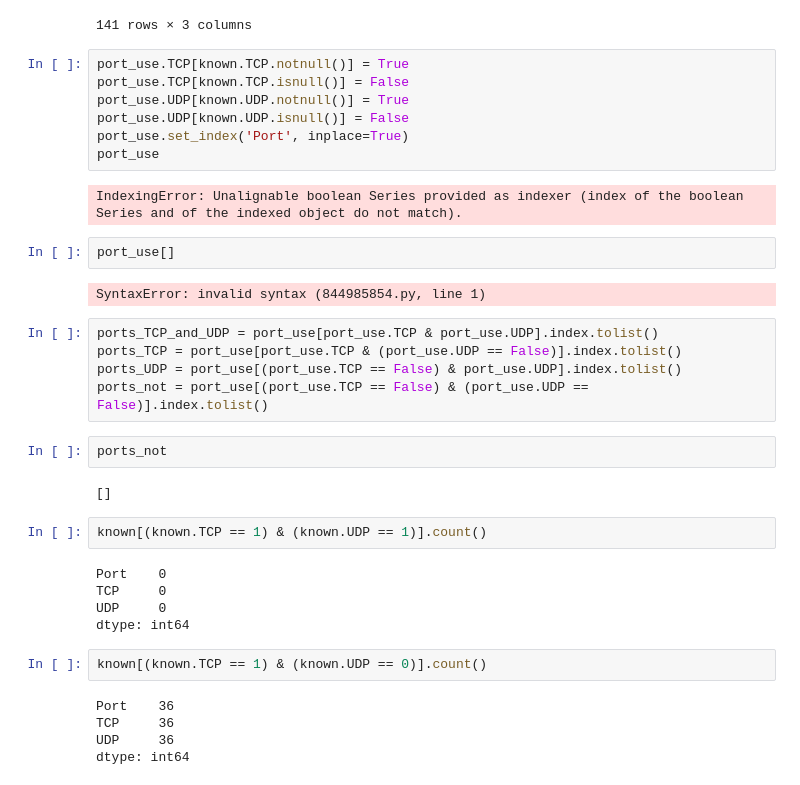
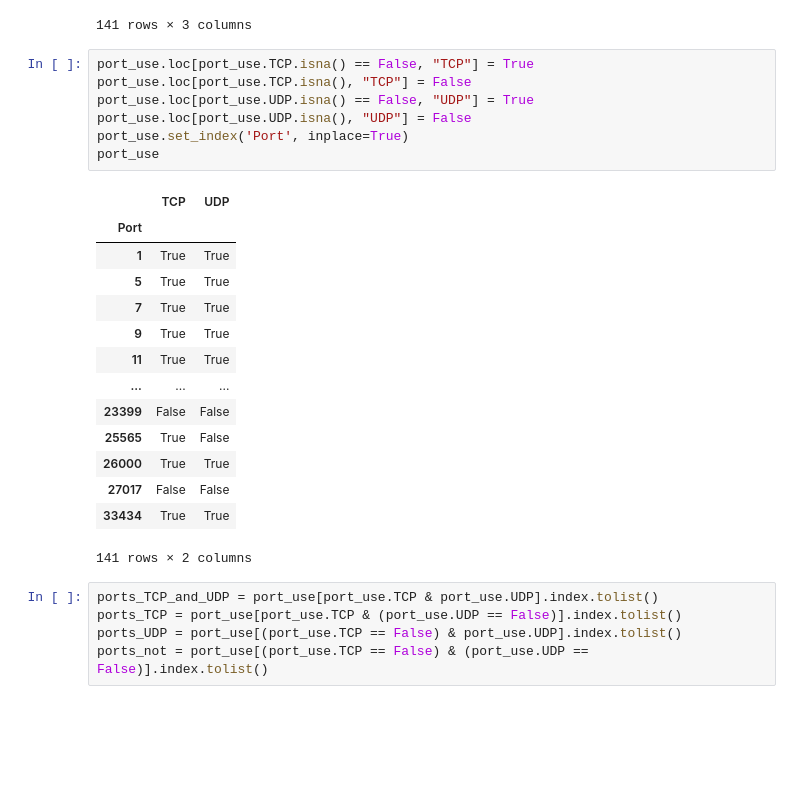
Before and after one commit to TheoPeri/MLSECU-Project, a Jupyter notebook: POCs/TestPortCategories.ipynb, the cells around one changed output. Cells and saved outputs as stored; diff of their text form; blank space fills up the shorter version.

```diff
--- a/POCs/TestPortCategories.ipynb
+++ b/POCs/TestPortCategories.ipynb
@@ -441,38 +441,29 @@ port_use
 | 35 | 33434 | ✔ | ✔ |
 141 rows × 3 columns
 # %%
-port_use.TCP[known.TCP.notnull()] = True
-port_use.TCP[known.TCP.isnull()] = False
-port_use.UDP[known.UDP.notnull()] = True
-port_use.UDP[known.UDP.isnull()] = False
+port_use.loc[port_use.TCP.isna() == False, "TCP"] = True
+port_use.loc[port_use.TCP.isna(), "TCP"] = False
+port_use.loc[port_use.UDP.isna() == False, "UDP"] = True
+port_use.loc[port_use.UDP.isna(), "UDP"] = False
 port_use.set_index('Port', inplace=True)
 port_use
 # %% [output]
+|  | TCP | UDP |
+| Port |  |  |
+| 1 | True | True |
+| 5 | True | True |
+| 7 | True | True |
+| 9 | True | True |
+| 11 | True | True |
+| ... | ... | ... |
+| 23399 | False | False |
+| 25565 | True | False |
+| 26000 | True | True |
+| 27017 | False | False |
+| 33434 | True | True |
-IndexingError: Unalignable boolean Series provided as indexer (index of the boolean Series and of the indexed object do not match).
+141 rows × 2 columns
-# %%
-port_use[]
-# %% [output]
-SyntaxError: invalid syntax (844985854.py, line 1)
 # %%
 ports_TCP_and_UDP = port_use[port_use.TCP & port_use.UDP].index.tolist()
 ports_TCP = port_use[port_use.TCP & (port_use.UDP == False)].index.tolist()
 ports_UDP = port_use[(port_use.TCP == False) & port_use.UDP].index.tolist()
 ports_not = port_use[(port_use.TCP == False) & (port_use.UDP == False)].index.tolist()
-# %%
-ports_not
-# %% [output]
-[]
-# %%
-known[(known.TCP == 1) & (known.UDP == 1)].count()
-# %% [output]
-Port    0
-TCP     0
-UDP     0
-dtype: int64
-# %%
-known[(known.TCP == 1) & (known.UDP == 0)].count()
-# %% [output]
-Port    36
-TCP     36
-UDP     36
-dtype: int64
```
Also changed, not shown: parts of 21 cells of this notebook.
